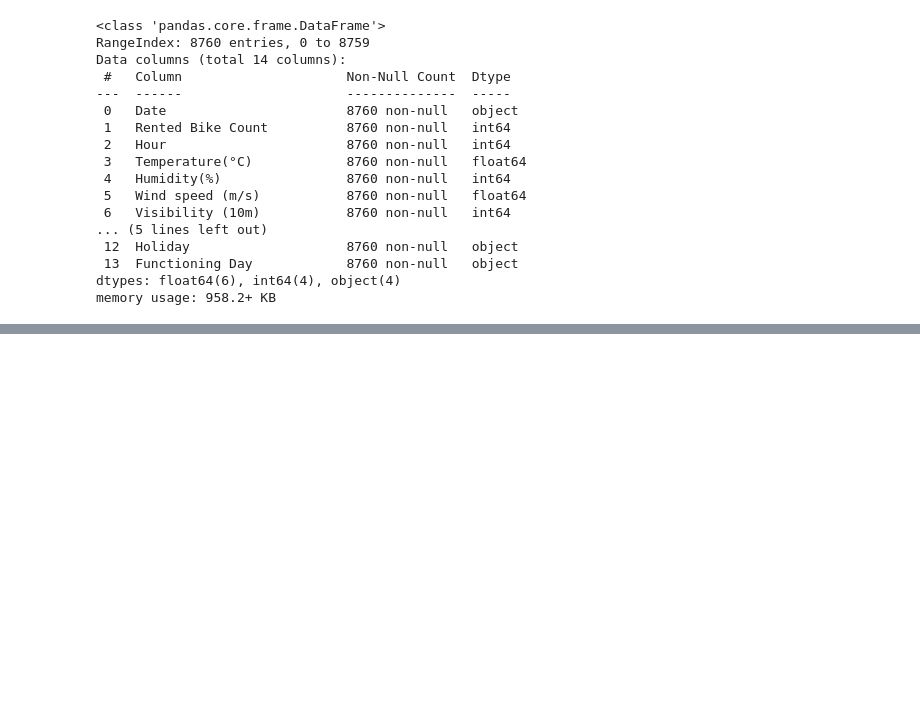
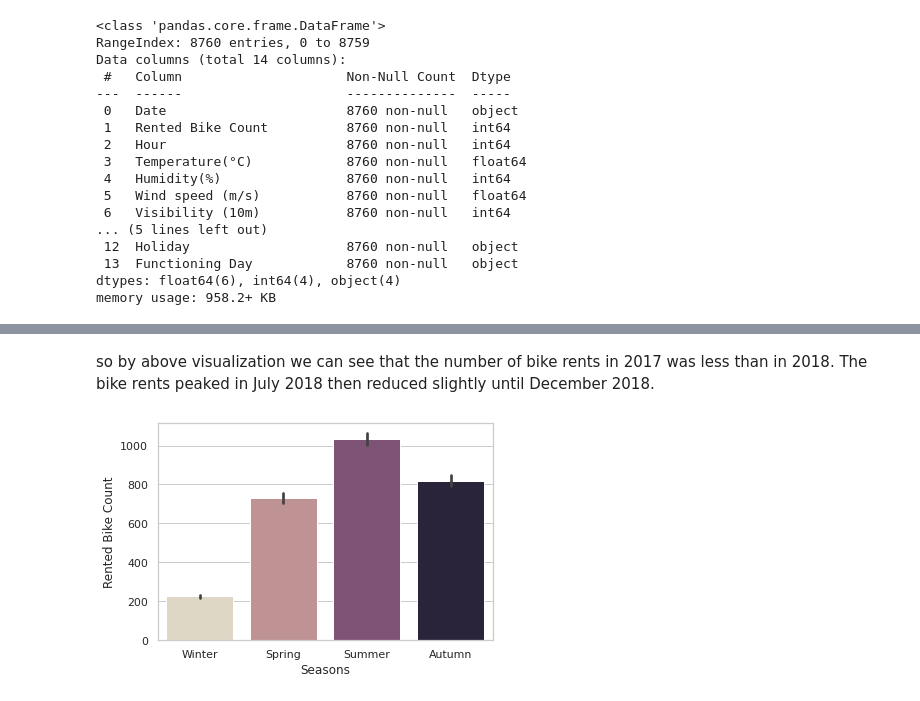
Before and after one commit to MeghanaRanganath98/ML-Capstone-project-Regression, a Jupyter notebook: Meghana_RS_Bike_Sharing_Demand_Prediction_Capstone_Project.ipynb, the cells around one changed output, grey strips where cells are left out. Saved outputs shown, nothing was run; the diff lists cells and outputs as text; code cells hidden in the pictures; blank space fills up the shorter version.

```diff
--- a/Meghana_RS_Bike_Sharing_Demand_Prediction_Capstone_Project.ipynb
+++ b/Meghana_RS_Bike_Sharing_Demand_Prediction_Capstone_Project.ipynb
@@ -102,0 +205,10 @@ memory usage: 958.2+ KB
+# %% [markdown]
+so by above visualization we can see that the number of bike rents in 2017 was less than in 2018. The bike rents peaked in July 2018 then reduced slightly until December 2018.
+# %%
+
+
+import seaborn as sns
+sns.set_theme(style="whitegrid")
+ax = sns.barplot(x="Seasons", y="Rented Bike Count", data=df,palette='ch:s=-.2,r=.6')
+# %% [output]
+[figure, added]
```
Also changed, not shown: parts of 22 cells of this notebook.
